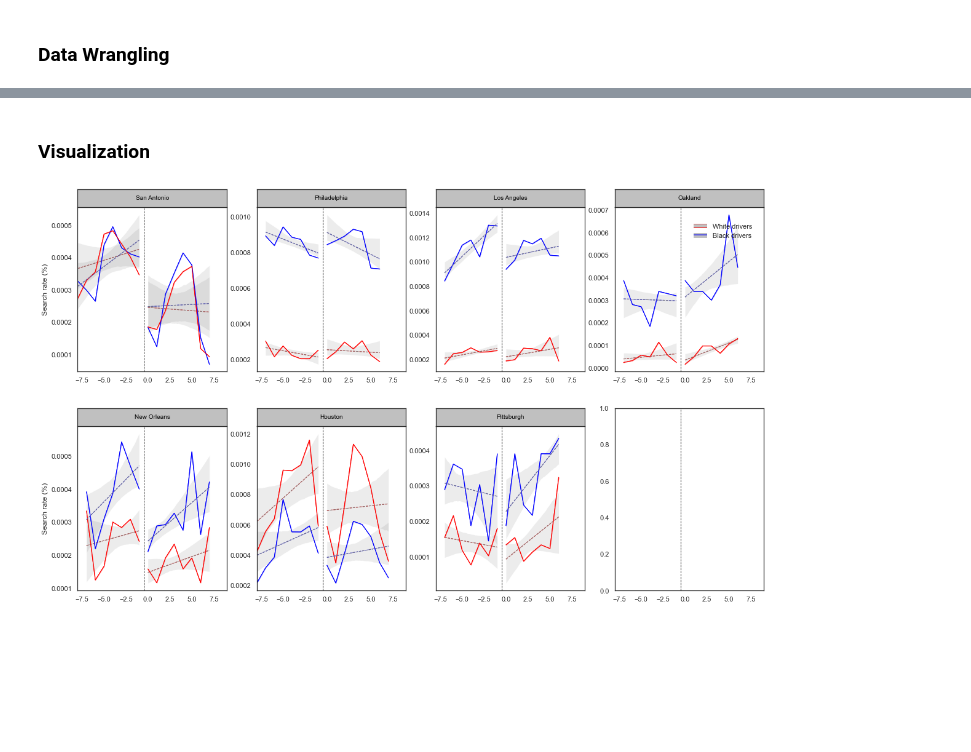
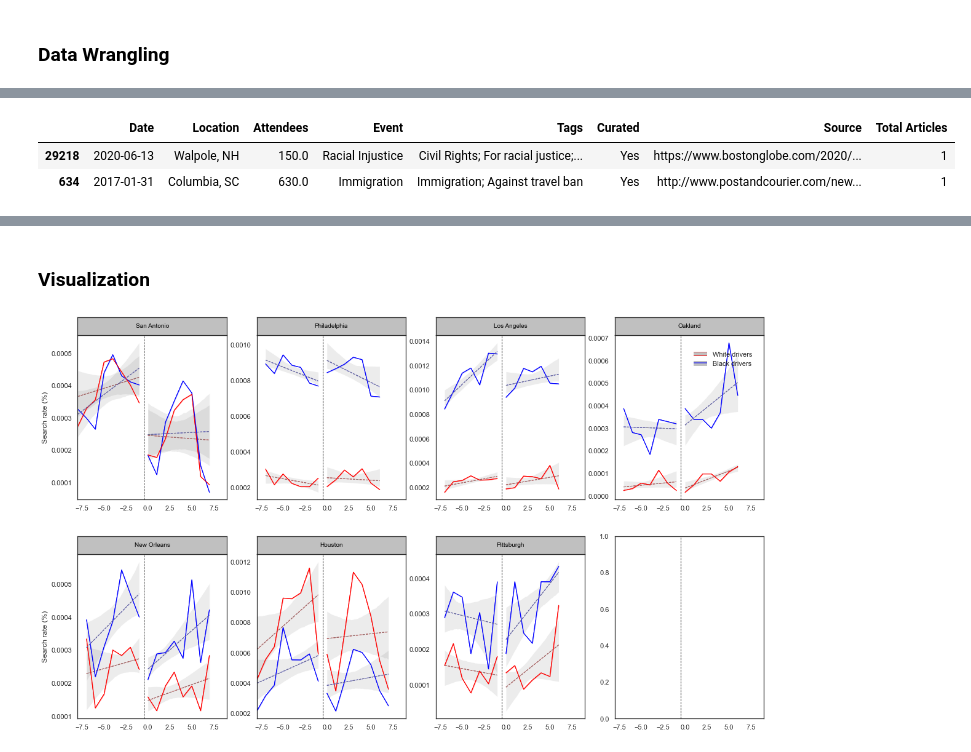
Before and after one commit to epfl-ada/ada-2020-project-milestone-p3-p3_three_musketeers, a Jupyter notebook: racial_protest_effects.ipynb, the cells around one changed output, grey strips where cells are left out. Cells and saved outputs as stored; diff of their text form; code cells hidden in the pictures; blank space fills up the shorter version.

```diff
--- a/racial_protest_effects.ipynb
+++ b/racial_protest_effects.ipynb
@@ -300,0 +59,8 @@ df_merged_traffic_BLM = df_merged_traffic_BLM[df_merged_traffic_BLM['popnum'].no
+# %%
+# Load and visualize the fetures of the data set
+df_protests_CL = pd.read_csv('data/protests/CL_protests_2017-2018.csv')
+df_protests_CL.sample(2)
+# %% [output]
+|  | Date | Location | Attendees | Event | Tags | Curated | Source | Total Articles |
+| 29218 | 2020-06-13 | Walpole, NH | 150.0 | Racial Injustice | Civil Rights; For racial justice;... | Yes | https://www.bostonglobe.com/2020/... | 1 |
+| 634 | 2017-01-31 | Columbia, SC | 630.0 | Immigration | Immigration; Against travel ban | Yes | http://www.postandcourier.com/new... | 1 |
```
Also changed, not shown: parts of 45 cells of this notebook.
